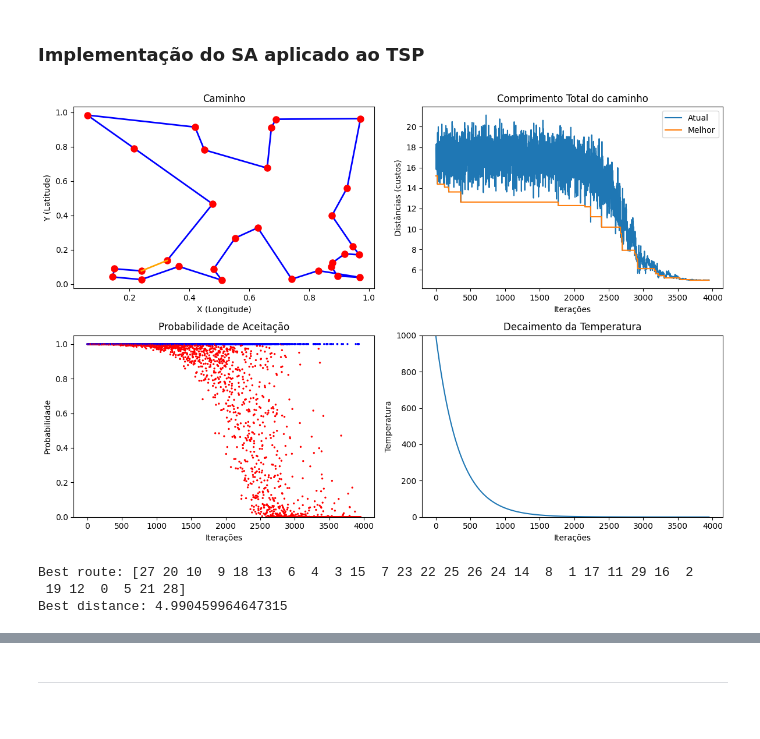
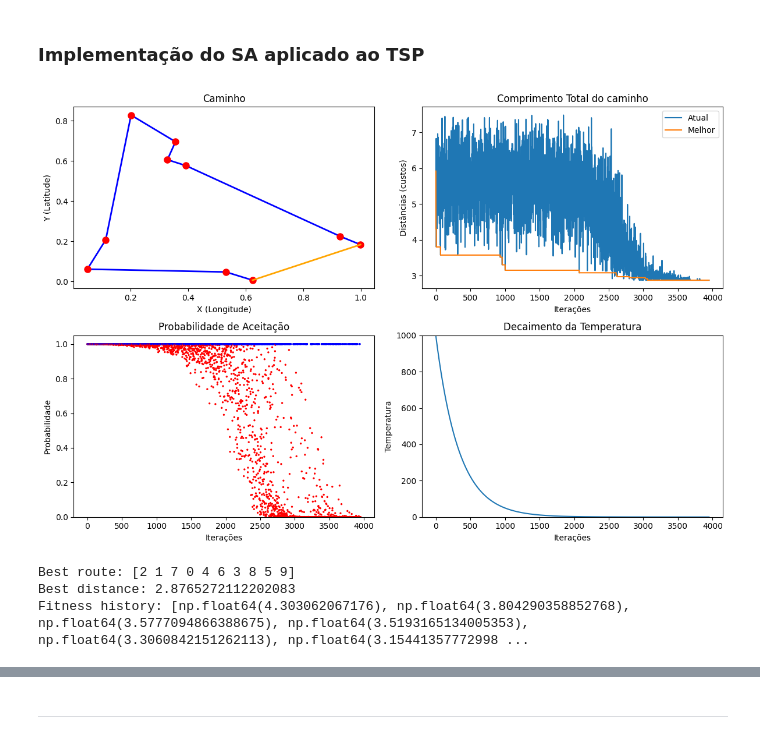
Before and after one commit to alan-saar/genetic-sa-otimization, a Jupyter notebook: A_SimulatedAnnealing_TSP.ipynb, the cells around one changed output, grey strips where cells are left out. Cells and saved outputs as stored; diff of their text form; code cells hidden in the pictures.

```diff
--- a/A_SimulatedAnnealing_TSP.ipynb
+++ b/A_SimulatedAnnealing_TSP.ipynb
@@ -223,6 +223,9 @@ def simulated_annealing(cities, initial_temperature, cooling_rate, iterations, n
 
     num_cities = len(cities)
 
+    # Histórico para gerar o gráfico de evolução
+    fitness_history = []
+
     distance_matrix, num_cities = generate_distance_matrix(cities)
 
     current_route = np.arange(num_cities)
@@ -242,6 +245,13 @@ def simulated_annealing(cities, initial_temperature, cooling_rate, iterations, n
     #-----------------------------------------------
 
     for iteration in range(iterations):
+
+        # Calcula a probabilidade linear de aceitar vizinhos piores
+        # Inicialmente 1.0, reduzindo linearmente até 0.0 na iteração de corte
+        if iteration < cutoff_iteration:
+            linear_prob = 1.0 - (iteration / cutoff_iteration)
+        else:
+            linear_prob = 0.0
 
         # numero de vizinhos a serem gerados e testados para cada iteração
         for _ in range(nrep):
@@ -264,6 +274,8 @@ def simulated_annealing(cities, initial_temperature, cooling_rate, iterations, n
         if new_distance < best_distance:
             best_route = new_route
             best_distance = new_distance
+            # Salva o melhor encontrado até o momento para o gráfico de evolução
+            fitness_history.append(best_distance)
 
         iteration_list += [iteration]
         best_distances += [best_distance]
@@ -279,30 +291,31 @@ def simulated_annealing(cities, initial_temperature, cooling_rate, iterations, n
 
     # plt.show()
 
-    return best_route, best_distance
+    return best_route, best_distance, fitness_history
 # %%
 def main():
     # Exemplo de uso
-    num_cities = 30
+    num_cities = 10
     cities = np.random.rand(num_cities, 2)
 
     initial_temperature = 1000.0    # 100 200 500 1000 2000
     cooling_rate = 0.997            # 0.99, 0.995, 0.997 0.999
     iterations = 4000
 
-    best_route, best_distance = simulated_annealing(cities, initial_temperature, cooling_rate, iterations)
+    best_route, best_distance, history = simulated_annealing(cities, initial_temperature, cooling_rate, iterations)
 
     print("Best route:", best_route)
     print("Best distance:", best_distance)
+    print("Fitness history:", history)
 
 
 if __name__ == '__main__':
     main()
 # %% [output]
-[figure, old version]
+[figure, new version]
-Best route: [27 20 10  9 18 13  6  4  3 15  7 23 22 25 26 24 14  8  1 17 11 29 16  2
- 19 12  0  5 21 28]
-Best distance: 4.990459964647315
+Best route: [2 1 7 0 4 6 3 8 5 9]
+Best distance: 2.8765272112202083
+Fitness history: [np.float64(4.303062067176), np.float64(3.804290358852768), np.float64(3.5777094866388675), np.float64(3.5193165134005353), np.float64(3.3060842151262113), np.float64(3.15441357772998 ...
 # %%
 # Faça o código sem instrumentação
 # ...
```
Also changed, not shown: parts of 15 cells of this notebook, 2 other files.
